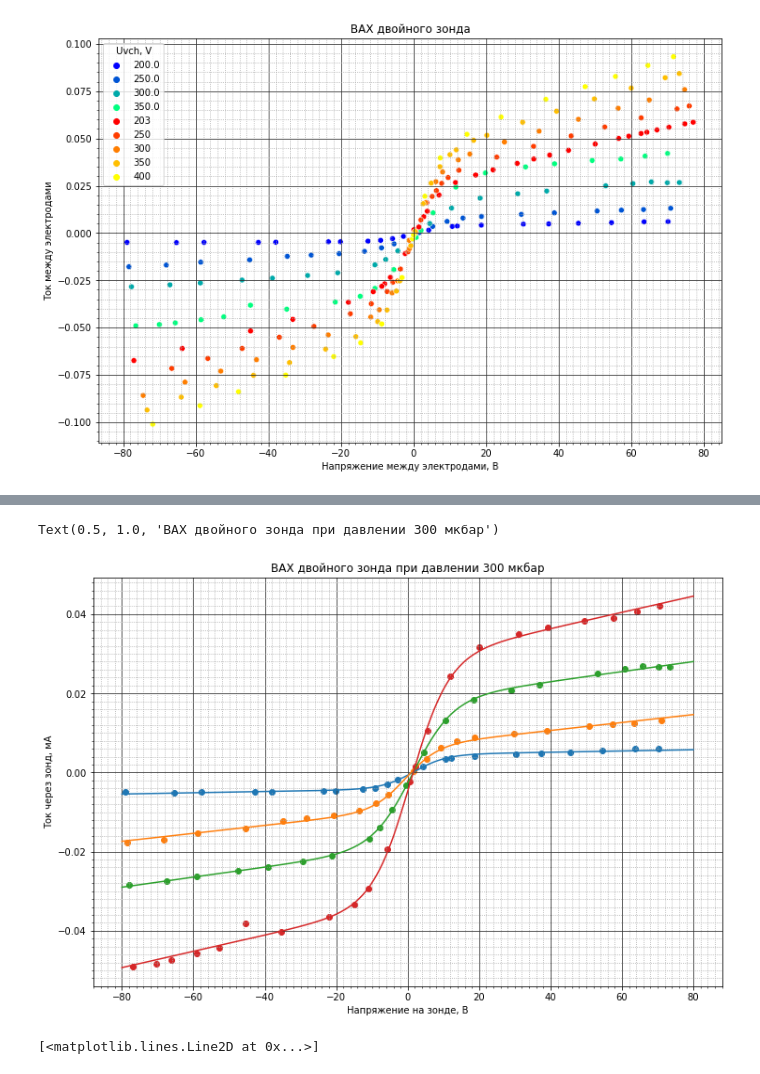
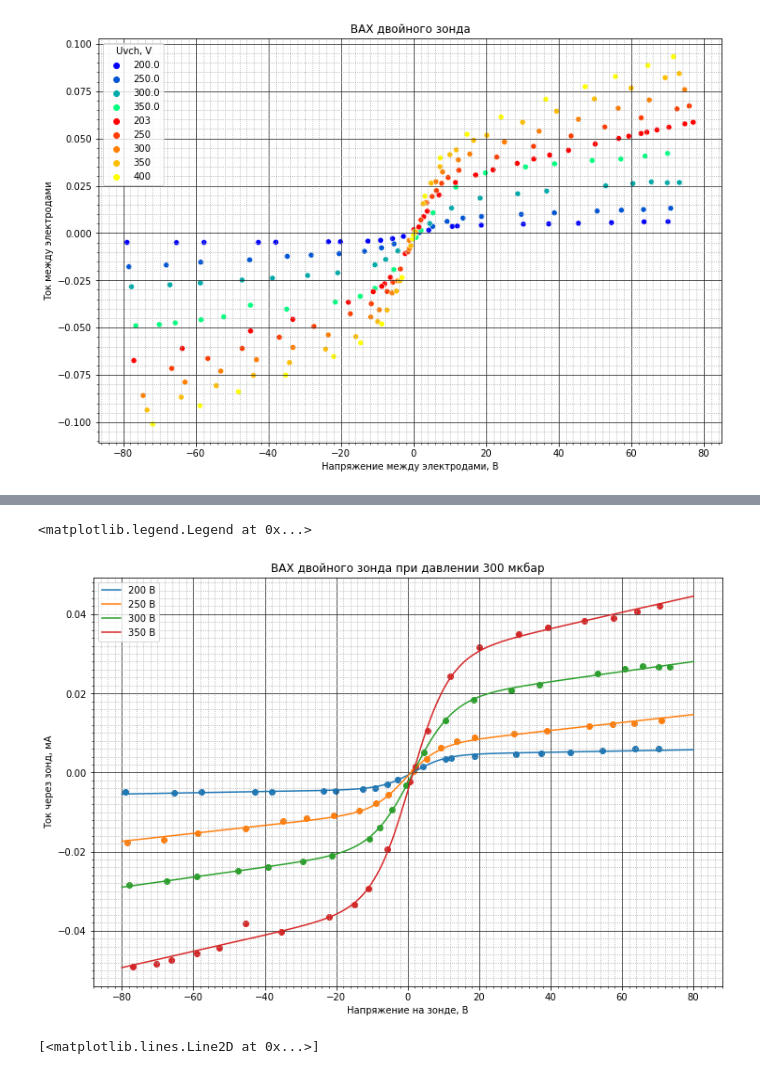
Before and after one commit to Redencon/Lapki, a Jupyter notebook: DZ.ipynb, the cells around one changed output, grey strips where cells are left out. Cells and saved outputs as stored; diff of their text form; code cells hidden in the pictures.

```diff
--- a/DZ.ipynb
+++ b/DZ.ipynb
@@ -209,7 +209,7 @@ def hehehe(data, p0, func=f, cols = columns):
         pcov.append([Uvch] + list(np.sqrt(pcovi.diagonal())))
         xs = np.linspace(-80, 80, 400)
         ys = func(xs, *popti)
-        ax.plot(xs, ys)
+        ax.plot(xs, ys, label=f'{Uvch} В')
         ax.scatter(data[data['Uvch, V'] == Uvch]['Uv, V'], data[data['Uvch, V'] == Uvch]['I, mA'])
     popts = pd.DataFrame(popt, columns=cols)
     pcovs = pd.DataFrame(pcov, columns=cols)
@@ -235,4 +235,6 @@ ax.xaxis.set_minor_locator(mlx)
 mly = MultipleLocator(0.005)
 ax.yaxis.set_minor_locator(mly)
 # data.to_csv('DZ.csv')
+
+ax.legend()
 # %% [output]
@@ -252,7 +255,7 @@ def funcer(params):
     return f
 
 
-def hehehe2(data, p0, cols = columns):
+""" def hehehe2(data, p0, cols = columns):
     plt.figure(figsize=(12, 8))
     popt = []
     pcov = []
@@ -262,12 +265,12 @@ def hehehe2(data, p0, cols = columns):
         pcov.append([Uvch] + list(np.sqrt(pcovi.diagonal())))
         xs = np.linspace(-80, 80, 400)
         ys = xs * popti[-1]
-        plt.plot(xs, ys)
+
         plt.scatter(data[data['Uvch, V'] == Uvch]['Uv, V'], data[data['Uvch, V'] == Uvch]['Ui, V'])
         plt.scatter(data[data['Uvch, V'] == Uvch]['Uv, V'], funcer(p0[Uvch][1:])(data[data['Uvch, V'] == Uvch]['Uv, V'], *popti), color='black')
     popts = pd.DataFrame(popt, columns=cols)
     pcovs = pd.DataFrame(pcov, columns=cols)
-    return popts, pcovs
+    return popts, pcovs """
 
 def f_ez(U, T, I0, a, b):
     return I0 * np.tanh(1.6e-19*(U)/(2*1.38e-23*T)) + a*U + b
@@ -278,35 +281,36 @@ popts2, pcovs2, ax =  hehehe(data2, p0)
 
 # popts2
 
 # plt.figure(figsize=(12, 8))
 # popt, pcov = curve_fit(f, data2[data2['Uvch, V'] == 200]['Uv, V'], data2[data2['Uvch, V'] == 200]['Ui, V'], p0=(0.6, 1e5, 5e-2, -2e-5, -3e-4), maxfev=10**8)
 # for i in [1e3, 5e3, 1e4, 6e4, 1e5, 1e6, 6e6, 6e5]:
 #     xs = np.linspace(-80, 80, 500)
 #     ys = f(xs, *[0, i, 1e-2, 1e-4, 0])
 #     plt.plot(xs, ys)
 # plt.scatter(data2[data2['Uvch, V'] == 200]['Uv, V'], data2[data2['Uvch, V'] == 200]['Ui, V'])
 # popts2['I0, A'] = popts2['I0'] / 9.1e3
 
 from matplotlib.ticker import MultipleLocator
 plt.grid(which='major', color='#323232', linestyle='-')
 plt.grid(which='minor', color='#a4a4a4', linestyle=':')
 mlx = MultipleLocator(2)
 ax.xaxis.set_minor_locator(mlx)
 mly = MultipleLocator(0.002)
 ax.yaxis.set_minor_locator(mly)
 # data.to_csv('DZ.csv')
 popts2['n'] = 6.02e22 * popts2['I0, mA']*1e-3 / np.sqrt(popts['T'])
 popts2['alpha'] = popts2['n']/1.45e21
 popts2['d_alpha'] = np.sqrt(0.5*(pcovs2['T'] / popts2['T'])**2 + (pcovs2['I0, mA']/popts2['I0, mA'])) * popts2['alpha']
 popts2['d_T'] = pcovs2['T']
 popts2['d_n'] = np.sqrt(0.5*(pcovs2['T'] / popts2['T'])**2 + (pcovs2['I0, mA']/popts2['I0, mA'])) * popts2['n']
 
 ax.set_xlabel('Напряжение на зонде, В')
 ax.set_ylabel('Ток через зонд, мА')
 ax.set_title('ВАХ двойного зонда при давлении 300 мкбар')
+ax.legend()
 # %% [output]
-Text(0.5, 1.0, 'ВАХ двойного зонда при давлении 300 мкбар')
+<matplotlib.legend.Legend at 0x...>
-[figure, old version]
+[figure, new version]
 # %%
 plt.figure(figsize=(12, 8))
 ax = plt.axes()
```
Also changed, not shown: parts of 1 cell of this notebook.
